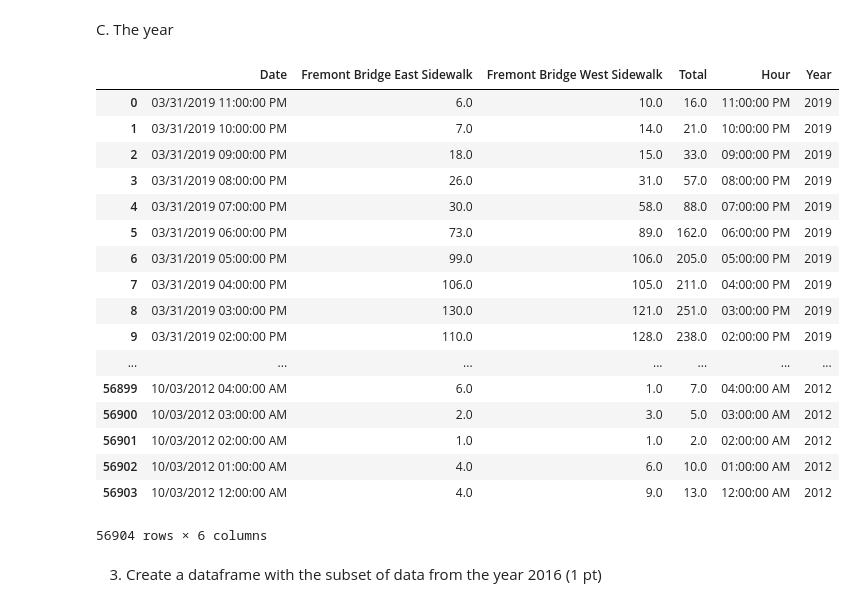
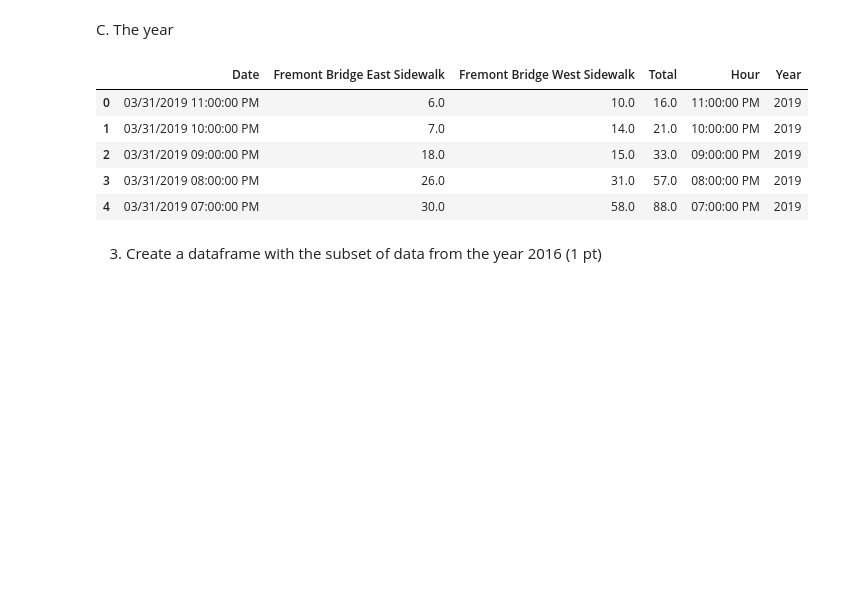
Before and after one commit to UWSEDS/manipulating-data-in-python-PKing70, a Jupyter notebook: analysis/hw1.ipynb, the cells around one changed output. Drawn from its saved outputs; the diff is of its cells as text; code cells hidden in the pictures; blank space fills up the shorter version.

Commit message:
Update hw1.ipynb
Use head() to produce shorter output in Notebook (-1 on question 1)

```diff
--- a/analysis/hw1.ipynb
+++ b/analysis/hw1.ipynb
@@ -91,26 +55,14 @@ df
 C. The year
 # %%
 df['Year'] = df['Date'].str[6:10]
-df
+df.head()
 # %% [output]
 |  | Date | Fremont Bridge East Sidewalk | Fremont Bridge West Sidewalk | Total | Hour | Year |
 | 0 | 03/31/2019 11:00:00 PM | 6.0 | 10.0 | 16.0 | 11:00:00 PM | 2019 |
 | 1 | 03/31/2019 10:00:00 PM | 7.0 | 14.0 | 21.0 | 10:00:00 PM | 2019 |
 | 2 | 03/31/2019 09:00:00 PM | 18.0 | 15.0 | 33.0 | 09:00:00 PM | 2019 |
 | 3 | 03/31/2019 08:00:00 PM | 26.0 | 31.0 | 57.0 | 08:00:00 PM | 2019 |
 | 4 | 03/31/2019 07:00:00 PM | 30.0 | 58.0 | 88.0 | 07:00:00 PM | 2019 |
-| 5 | 03/31/2019 06:00:00 PM | 73.0 | 89.0 | 162.0 | 06:00:00 PM | 2019 |
-| 6 | 03/31/2019 05:00:00 PM | 99.0 | 106.0 | 205.0 | 05:00:00 PM | 2019 |
-| 7 | 03/31/2019 04:00:00 PM | 106.0 | 105.0 | 211.0 | 04:00:00 PM | 2019 |
-| 8 | 03/31/2019 03:00:00 PM | 130.0 | 121.0 | 251.0 | 03:00:00 PM | 2019 |
-| 9 | 03/31/2019 02:00:00 PM | 110.0 | 128.0 | 238.0 | 02:00:00 PM | 2019 |
-| ... | ... | ... | ... | ... | ... | ... |
-| 56899 | 10/03/2012 04:00:00 AM | 6.0 | 1.0 | 7.0 | 04:00:00 AM | 2012 |
-| 56900 | 10/03/2012 03:00:00 AM | 2.0 | 3.0 | 5.0 | 03:00:00 AM | 2012 |
-| 56901 | 10/03/2012 02:00:00 AM | 1.0 | 1.0 | 2.0 | 02:00:00 AM | 2012 |
-| 56902 | 10/03/2012 01:00:00 AM | 4.0 | 6.0 | 10.0 | 01:00:00 AM | 2012 |
-| 56903 | 10/03/2012 12:00:00 AM | 4.0 | 9.0 | 13.0 | 12:00:00 AM | 2012 |
-56904 rows × 6 columns
 # %% [markdown]
 3. Create a dataframe with the subset of data from the year 2016 (1 pt)
 # %%
```
Also changed, not shown: parts of 5 cells of this notebook.
